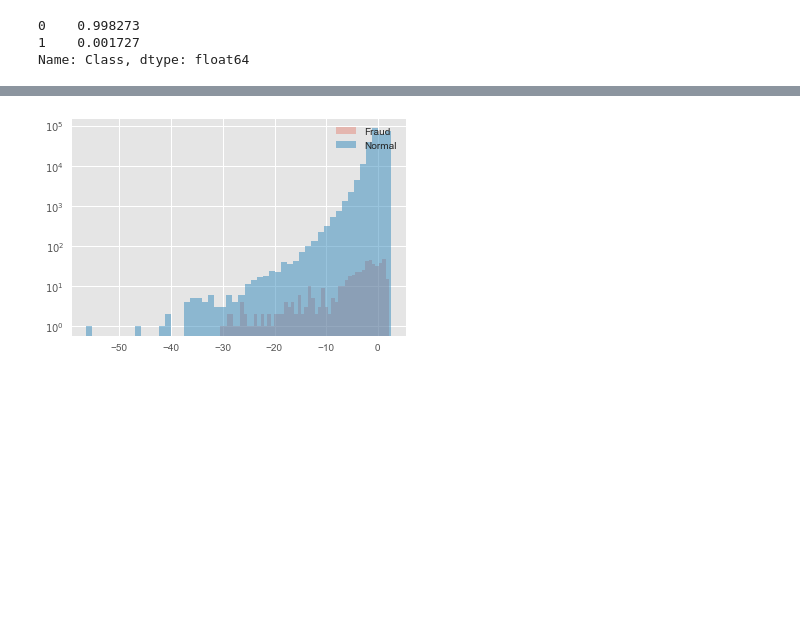
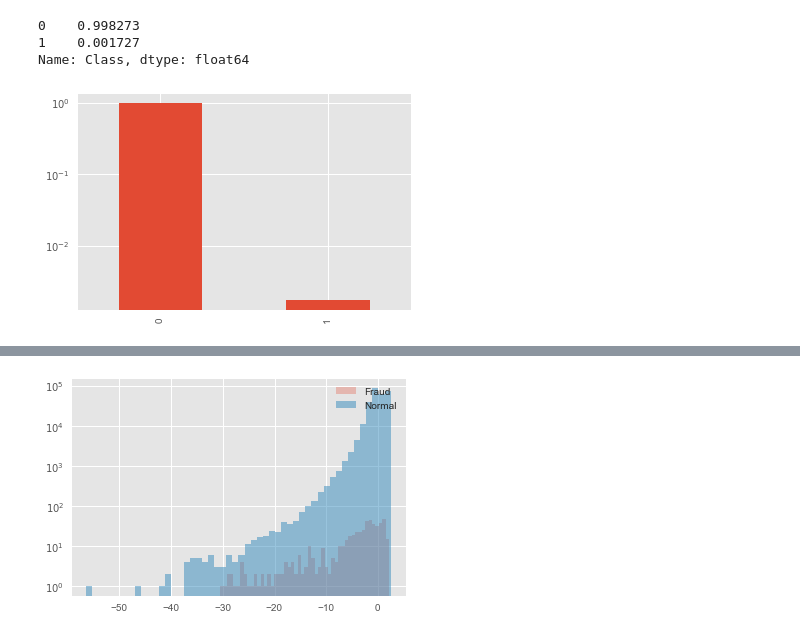
Before and after one commit to datitran/Krimskrams, a Jupyter notebook: FraudDetection/Credit Card Fraud Detection.ipynb, the cells around one changed output, grey strips where cells are left out. Drawn from its saved outputs; the diff is of its cells as text; code cells hidden in the pictures; blank space fills up the shorter version.

```diff
--- a/FraudDetection/Credit Card Fraud Detection.ipynb
+++ b/FraudDetection/Credit Card Fraud Detection.ipynb
@@ -95,6 +99,11 @@ data.Class.value_counts(normalize=True)
 0    0.998273
 1    0.001727
 Name: Class, dtype: float64
+# %%
+data.Class.value_counts(normalize=True).plot(kind="bar", logy=True)
+pass
+# %% [output]
+[figure, added]
 # %%
 f, (ax1, ax2) = plt.subplots(2, 1, sharex=True, figsize=(12,4))
 data.Amount[data.Class == 1].hist(ax=ax1, bins=100)
```
Also changed, not shown: parts of 27 cells of this notebook.
